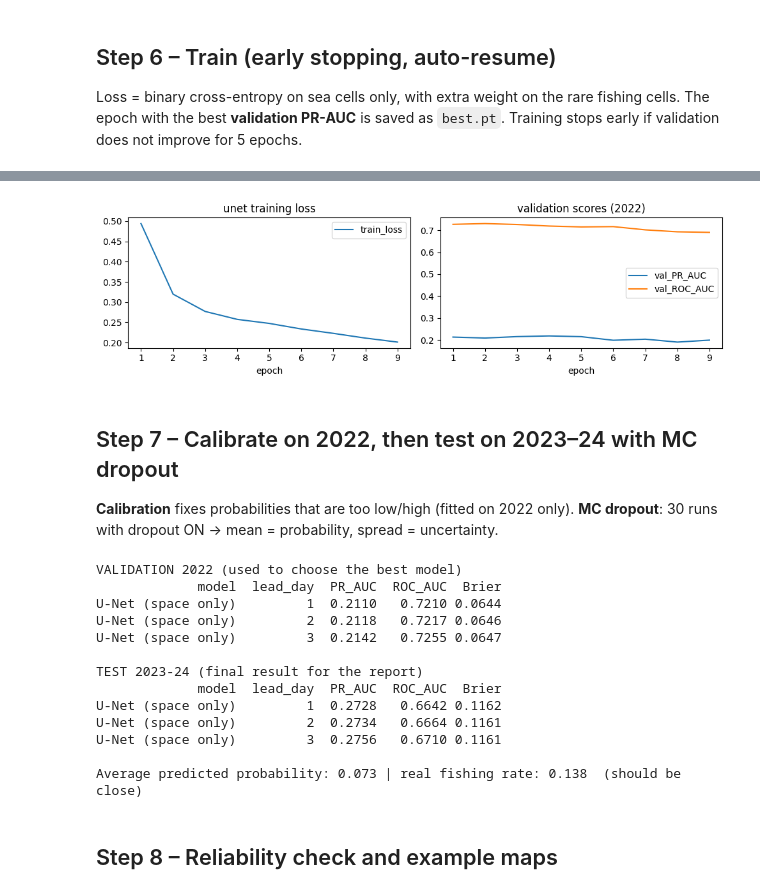
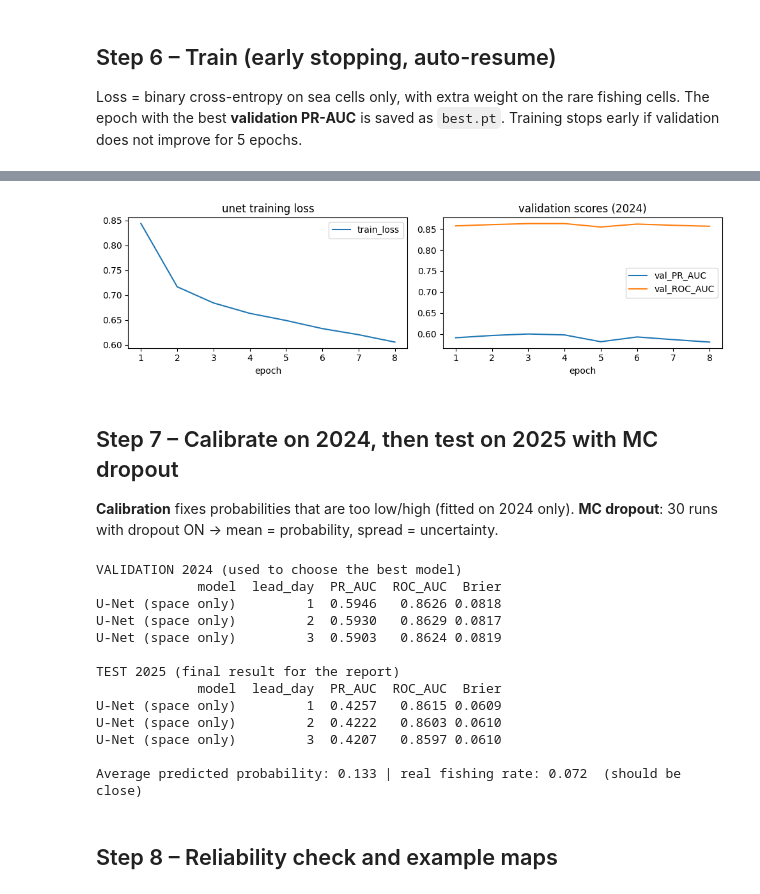
Before and after one commit to kulanigayathree/J26-IT-364, a Jupyter notebook: notebooks/C2_fishing_zone_prediction/C2_3_unet.ipynb, the cells around one changed output, grey strips where cells are left out. Cells and saved outputs as stored; diff of their text form; code cells hidden in the pictures.

Commit message:
refactor: retrain U-Net on consistent GFW period (Mar 2022–2025 split)

```diff
--- a/notebooks/C2_fishing_zone_prediction/C2_3_unet.ipynb
+++ b/notebooks/C2_fishing_zone_prediction/C2_3_unet.ipynb
@@ -49,12 +53,14 @@ torch.manual_seed(42); np.random.seed(42)
 
 # ---- same for EVERY model (fair comparison) ----
 T_IN, LEADS = 7, 3                     # 7 input days (ending yesterday) -> Day 1, Day 2, Day 3
-TRAIN = ('2017-01-01', '2021-12-31')
-VAL   = ('2022-01-01', '2022-12-31')
-TEST  = ('2023-01-01', '2024-12-31')
+# GFW coverage in this area rose sharply Dec 2021 - early 2022 (0.5% -> 7-14% fishing cells),
+# so labels before Mar 2022 are not comparable and are NOT used for training or testing.
+TRAIN = ('2022-03-01', '2023-12-31')
+VAL   = ('2024-01-01', '2024-12-31')
+TEST  = ('2025-01-01', '2025-12-31')
 FEATURES = ['sst', 'sst_grad', 'log_chl', 'sla', 'u', 'v', 'cur_speed', 'mld',
             'depth', 'moon_sin', 'moon_cos', 'doy_sin', 'doy_cos',
-            'fish_clim']               # usual fishing grounds (monthly map from 2017-21 only)
+            'fish_clim']               # usual fishing grounds (monthly map from the TRAINING period only)
 EPOCHS, BATCH, LR, DROPOUT = 30, 16, 1e-3, 0.2
 PATIENCE = 5                           # early stopping
 MC_RUNS, CAL_RUNS = 30, 10             # MC dropout runs for test / for fitting calibration
@@ -164,7 +174,7 @@ does not improve for 5 epochs.
 # %%
 CKPT = f'{CKPT_ROOT}/{MODEL_NAME}'; os.makedirs(CKPT, exist_ok=True)
 CONFIG = dict(model=MODEL_NAME, model_args=MODEL_ARGS, features=FEATURES, T_IN=T_IN, LEADS=LEADS,
-              BATCH=BATCH, LR=LR, DROPOUT=DROPOUT)
+              BATCH=BATCH, LR=LR, DROPOUT=DROPOUT, TRAIN=TRAIN, VAL=VAL, TEST=TEST)
 json.dump(CONFIG, open(f'{OUT}/{MODEL_NAME}_config.json', 'w'))
 model = build_model().to(DEVICE)
 print(f'{MODEL_NAME}: {sum(p.numel() for p in model.parameters()):,} parameters')
@@ -237,7 +247,7 @@ h = pd.DataFrame(history)
 pd.DataFrame(history).to_csv(f'{OUT}/{MODEL_NAME}_history.csv', index=False)
 fig, ax = plt.subplots(1, 2, figsize=(10, 3))
 h.plot(x='epoch', y='train_loss', ax=ax[0]); h.plot(x='epoch', y=['val_PR_AUC', 'val_ROC_AUC'], ax=ax[1])
-ax[0].set_title(f'{MODEL_NAME} training loss'); ax[1].set_title('validation scores (2022)')
+ax[0].set_title(f'{MODEL_NAME} training loss'); ax[1].set_title('validation scores (2024)')
 plt.tight_layout(); plt.show()
 # %% [output]
 unet: 471,043 parameters
@@ -254,12 +263,12 @@ Early stop: no improvement for 5 epochs (best = epoch 4)
-[figure, old version]
+[figure, new version]
 # %% [markdown]
-## Step 7 – Calibrate on 2022, then test on 2023–24 with MC dropout
-**Calibration** fixes probabilities that are too low/high (fitted on 2022 only).
+## Step 7 – Calibrate on 2024, then test on 2025 with MC dropout
+**Calibration** fixes probabilities that are too low/high (fitted on 2024 only).
 **MC dropout**: 30 runs with dropout ON → mean = probability, spread = uncertainty.
 # %%
 model.load_state_dict(torch.load(f'{CKPT}/best.pt', map_location=DEVICE))
 
-# 1) Calibration, fitted on the 2022 validation year only (never on test years)
+# 1) Calibration, fitted on the 2024 validation year only (never on test years)
 pv, _, iv = predict(dl_va, runs=CAL_RUNS)
 calib = [IsotonicRegression(out_of_bounds='clip', y_min=0, y_max=1)
          .fit(pv[:, k][:, ocean].ravel(), label[iv + 1 + k][:, ocean].ravel()) for k in range(LEADS)]
@@ -268,31 +277,31 @@ pv_cal = np.stack([calib[k].predict(pv[:, k].ravel()).reshape(pv[:, k].shape) fo
 val_df = scores(pv_cal, iv); val_df.insert(0, 'model', MODEL_LABEL)
 val_df.to_csv(f'{OUT}/{MODEL_NAME}_val_scores.csv', index=False)
 
-# 2) Test 2023-24: MC dropout (probability + uncertainty), calibrated
+# 2) Test 2025: MC dropout (probability + uncertainty), calibrated
 p_mean, p_std, ids_te = predict(dl_te, runs=MC_RUNS, calib=calib)
 test_df = scores(p_mean, ids_te); test_df.insert(0, 'model', MODEL_LABEL)
 test_df.to_csv(f'{OUT}/{MODEL_NAME}_test_scores.csv', index=False)
 np.savez_compressed(f'{OUT}/{MODEL_NAME}_test_predictions.npz', mean=p_mean.astype('float16'),
                     std=p_std.astype('float16'), ids=ids_te)
 
-print('VALIDATION 2022 (used to choose the best model)'); print(val_df.to_string(index=False))
-print('\nTEST 2023-24 (final result for the report)');    print(test_df.to_string(index=False))
+print('VALIDATION 2024 (used to choose the best model)'); print(val_df.to_string(index=False))
+print('\nTEST 2025 (final result for the report)');    print(test_df.to_string(index=False))
 print('\nAverage predicted probability:', round(float(p_mean[:, 0][:, ocean].mean()), 3),
       '| real fishing rate:', round(float(label[ids_te + 1][:, ocean].mean()), 3), ' (should be close)')
 # %% [output]
-VALIDATION 2022 (used to choose the best model)
+VALIDATION 2024 (used to choose the best model)
              model  lead_day  PR_AUC  ROC_AUC  Brier
-U-Net (space only)         1  0.2110   0.7210 0.0644
-U-Net (space only)         2  0.2118   0.7217 0.0646
-U-Net (space only)         3  0.2142   0.7255 0.0647
+U-Net (space only)         1  0.5946   0.8626 0.0818
+U-Net (space only)         2  0.5930   0.8629 0.0817
+U-Net (space only)         3  0.5903   0.8624 0.0819
 
-TEST 2023-24 (final result for the report)
+TEST 2025 (final result for the report)
              model  lead_day  PR_AUC  ROC_AUC  Brier
-U-Net (space only)         1  0.2728   0.6642 0.1162
-U-Net (space only)         2  0.2734   0.6664 0.1161
-U-Net (space only)         3  0.2756   0.6710 0.1161
+U-Net (space only)         1  0.4257   0.8615 0.0609
+U-Net (space only)         2  0.4222   0.8603 0.0610
+U-Net (space only)         3  0.4207   0.8597 0.0610
 
-Average predicted probability: 0.073 | real fishing rate: 0.138  (should be close)
+Average predicted probability: 0.133 | real fishing rate: 0.072  (should be close)
 # %% [markdown]
 ## Step 8 – Reliability check and example maps
 # %%
```
Also changed, not shown: parts of 5 cells of this notebook.
